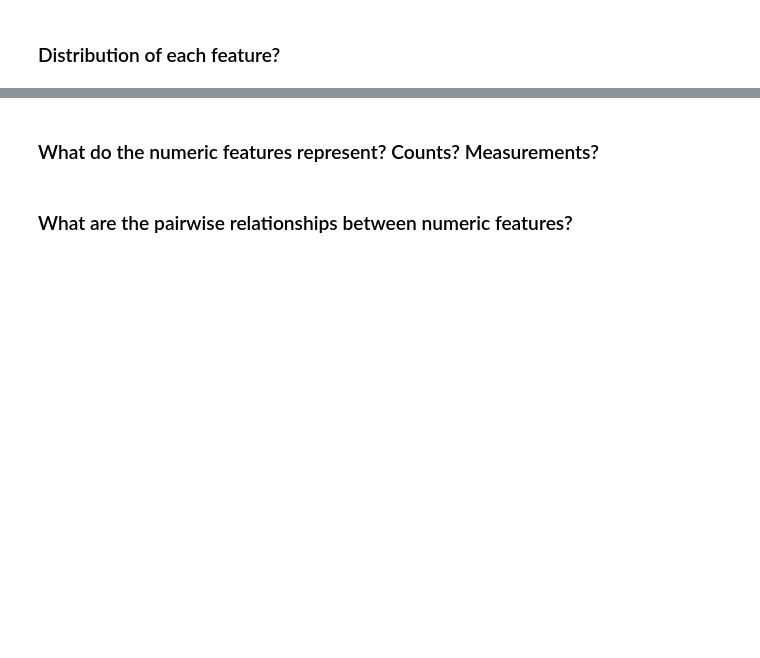
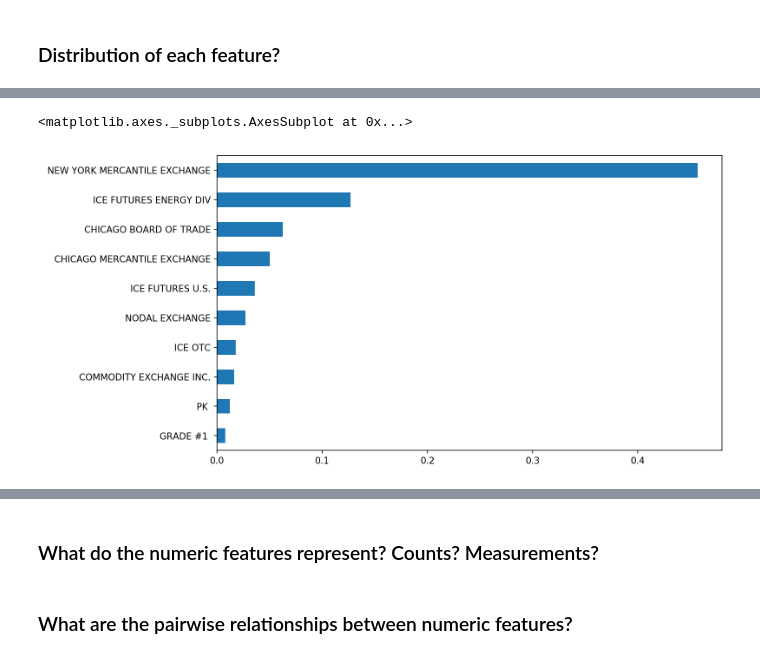
Before and after one commit to gvacaliuc/thehotcommodity, a Jupyter notebook: notebooks/gv8-eda.ipynb, the cells around one changed output, grey strips where cells are left out. Drawn from its saved outputs; the diff is of its cells as text; code cells hidden in the pictures; blank space fills up the shorter version.

```diff
--- a/notebooks/gv8-eda.ipynb
+++ b/notebooks/gv8-eda.ipynb
@@ -112,0 +326,5 @@ Note that the dataset is in a "wide" format, as there are related fields that ha
+# %%
+df["Market_and_Exchange_Names"].str.split("-").str[1].value_counts(normalize=True).sort_values().tail(10).plot.barh()
+# %% [output]
+<matplotlib.axes._subplots.AxesSubplot at 0x...>
+[figure, added]
```
Also changed, not shown: parts of 37 cells of this notebook.
